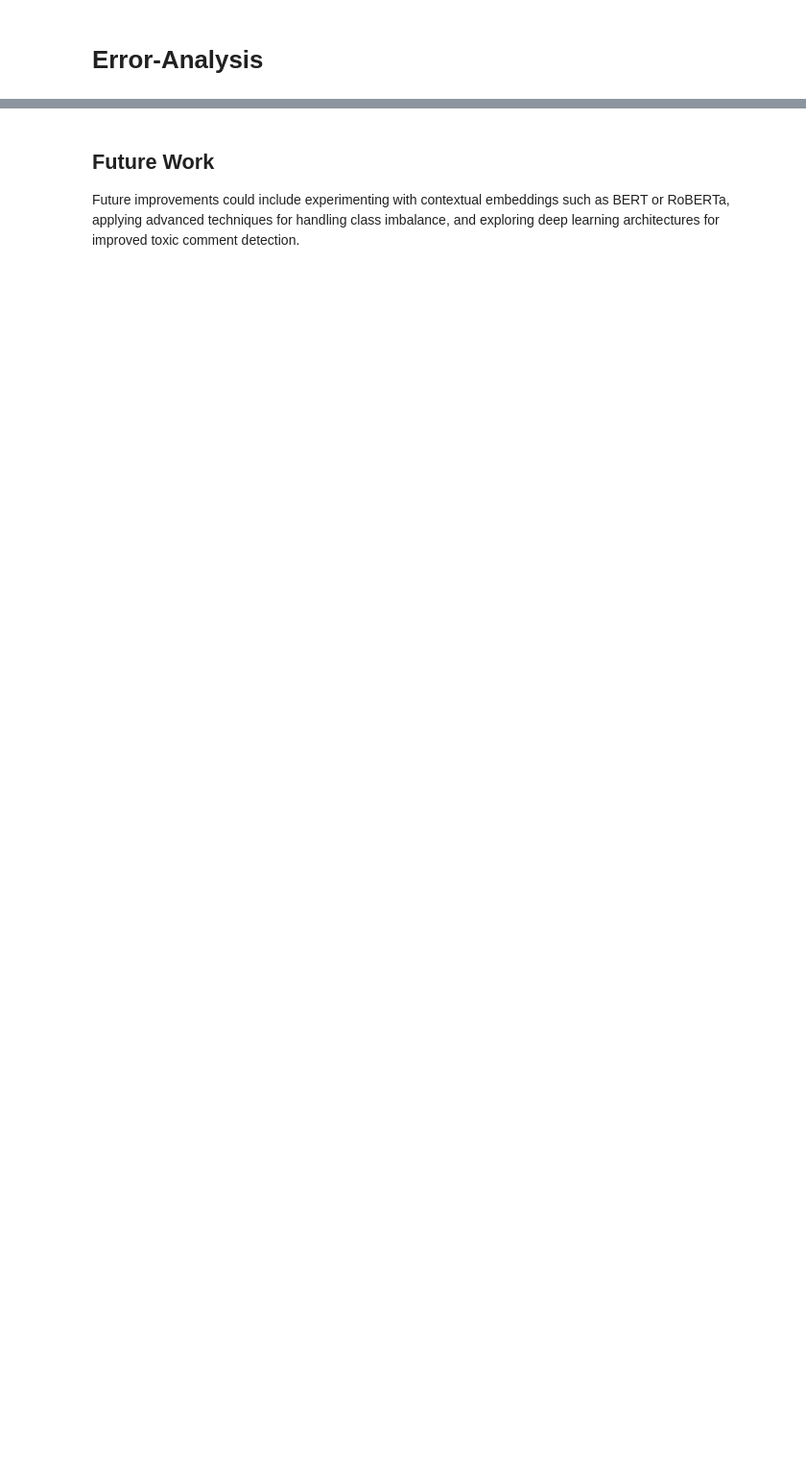
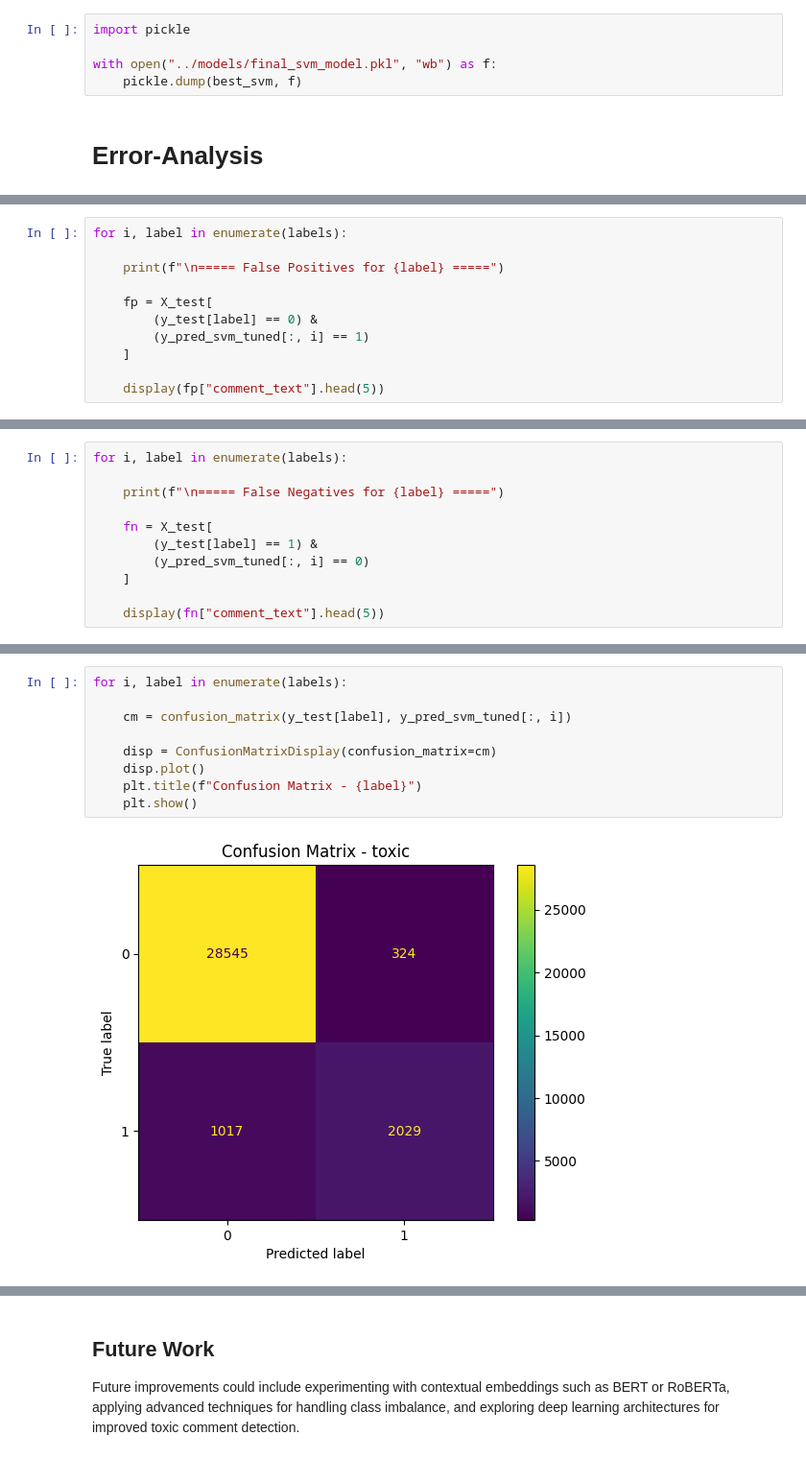
Before and after one commit to nehaayadav/Toxic-comment-classification, a Jupyter notebook: notebooks/03_Modelling.ipynb, the cells around one changed output, grey strips where cells are left out. Shown at 96% size. Drawn from its saved outputs; the diff is of its cells as text; blank space fills up the shorter version.

```diff
--- a/notebooks/03_Modelling.ipynb
+++ b/notebooks/03_Modelling.ipynb
@@ -619,2 +628,7 @@ Hyperparameter tuning was performed for the Linear SVM classifier using GridSear
+# %%
+import pickle
+
+with open("../models/final_svm_model.pkl", "wb") as f:
+    pickle.dump(best_svm, f)
 # %% [markdown]
 # Error-Analysis
@@ -645,0 +692,11 @@ The misclassified examples reveal that many errors occur when toxicity is expres
+# %%
+for i, label in enumerate(labels):
+
+    print(f"\n===== False Positives for {label} =====")
+
+    fp = X_test[
+        (y_test[label] == 0) &
+        (y_pred_svm_tuned[:, i] == 1)
+    ]
+
+    display(fp["comment_text"].head(5))
@@ -645,0 +750,11 @@ The misclassified examples reveal that many errors occur when toxicity is expres
+# %%
+for i, label in enumerate(labels):
+
+    print(f"\n===== False Negatives for {label} =====")
+
+    fn = X_test[
+        (y_test[label] == 1) &
+        (y_pred_svm_tuned[:, i] == 0)
+    ]
+
+    display(fn["comment_text"].head(5))
@@ -645,0 +810,11 @@ The misclassified examples reveal that many errors occur when toxicity is expres
+# %%
+for i, label in enumerate(labels):
+
+    cm = confusion_matrix(y_test[label], y_pred_svm_tuned[:, i])
+
+    disp = ConfusionMatrixDisplay(confusion_matrix=cm)
+    disp.plot()
+    plt.title(f"Confusion Matrix - {label}")
+    plt.show()
+# %% [output]
+[figure, added]
```
Also changed, not shown: parts of 33 cells of this notebook.
